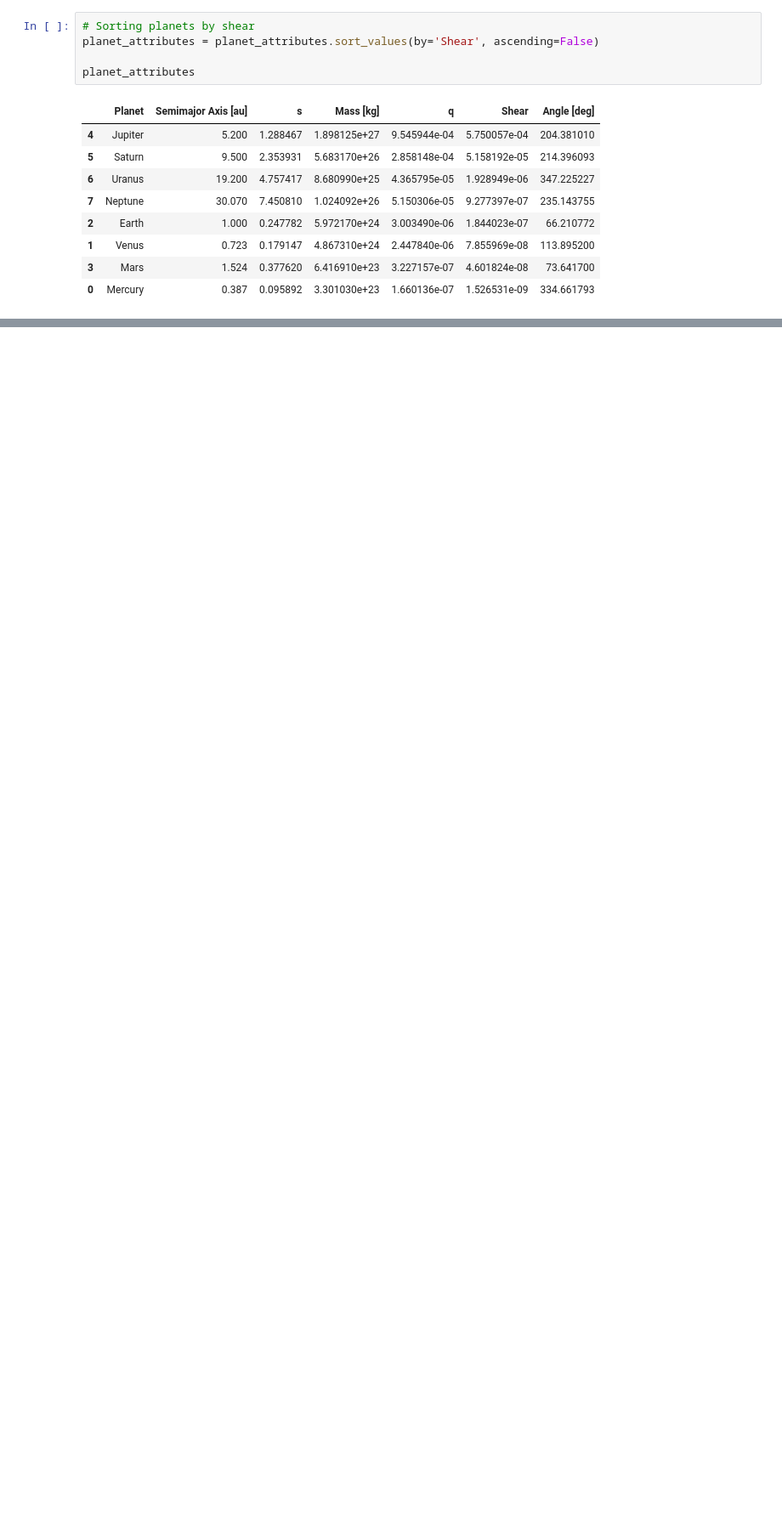
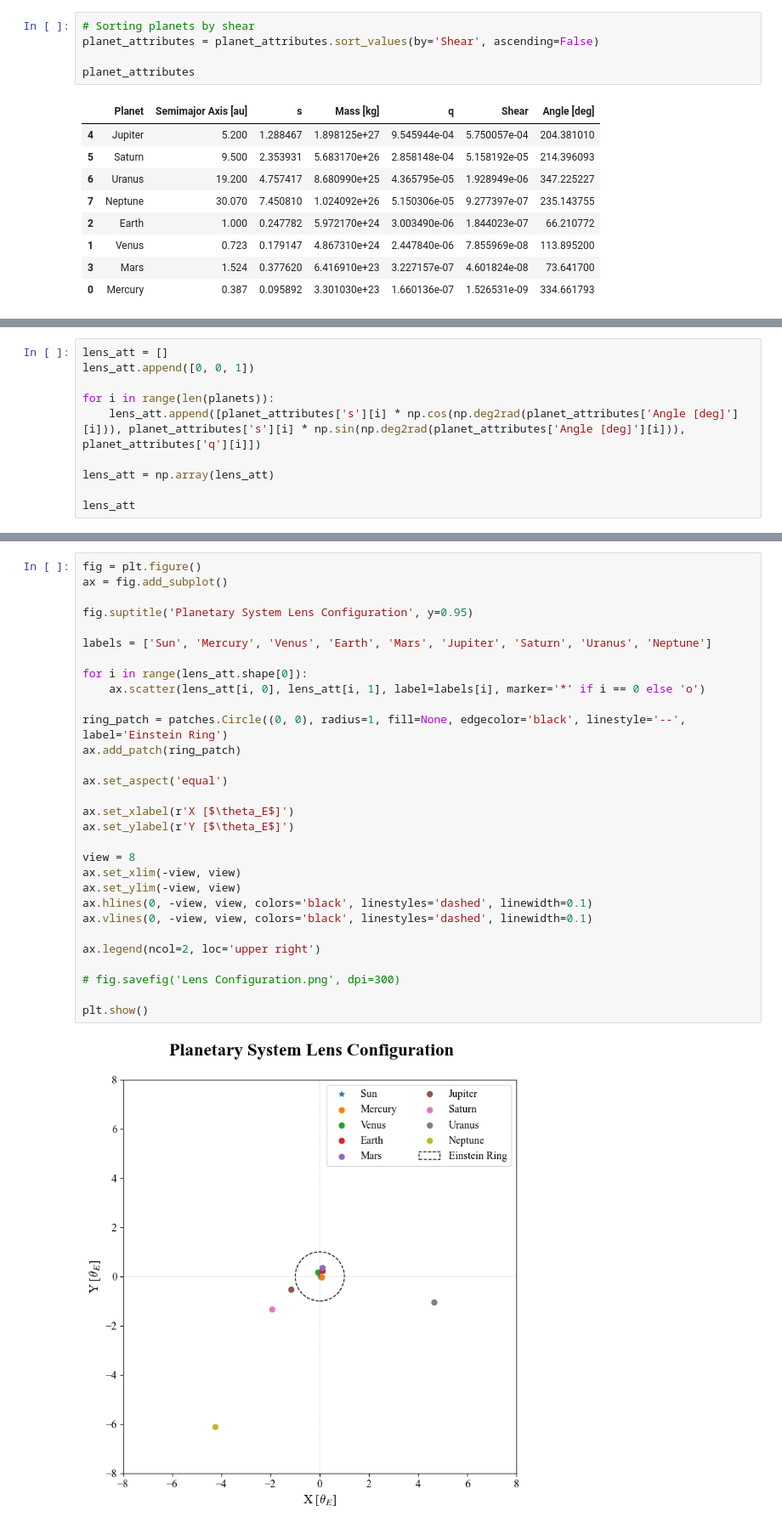
Before and after one commit to saividyud/NBLens, a Jupyter notebook: Unity Analysis/Part 6/Part6AttributeGenerator.ipynb, the cells around one changed output, grey strips where cells are left out. Shown at 85% size. Cells and saved outputs as stored; diff of their text form; blank space fills up the shorter version.

```diff
--- a/Unity Analysis/Part 6/Part6AttributeGenerator.ipynb
+++ b/Unity Analysis/Part 6/Part6AttributeGenerator.ipynb
@@ -459,0 +462,10 @@ planet_attributes
+# %%
+lens_att = []
+lens_att.append([0, 0, 1])
+
+for i in range(len(planets)):
+    lens_att.append([planet_attributes['s'][i] * np.cos(np.deg2rad(planet_attributes['Angle [deg]'][i])), planet_attributes['s'][i] * np.sin(np.deg2rad(planet_attributes['Angle [deg]'][i])), planet_attributes['q'][i]])
+
+lens_att = np.array(lens_att)
+
+lens_att
@@ -459,0 +484,32 @@ planet_attributes
+# %%
+fig = plt.figure()
+ax = fig.add_subplot()
+
+fig.suptitle('Planetary System Lens Configuration', y=0.95)
+
+labels = ['Sun', 'Mercury', 'Venus', 'Earth', 'Mars', 'Jupiter', 'Saturn', 'Uranus', 'Neptune']
+
+for i in range(lens_att.shape[0]):
+    ax.scatter(lens_att[i, 0], lens_att[i, 1], label=labels[i], marker='*' if i == 0 else 'o')
+
+ring_patch = patches.Circle((0, 0), radius=1, fill=None, edgecolor='black', linestyle='--', label='Einstein Ring')
+ax.add_patch(ring_patch)
+
+ax.set_aspect('equal')
+
+ax.set_xlabel(r'X [$\theta_E$]')
+ax.set_ylabel(r'Y [$\theta_E$]')
+
+view = 8
+ax.set_xlim(-view, view)
+ax.set_ylim(-view, view)
+ax.hlines(0, -view, view, colors='black', linestyles='dashed', linewidth=0.1)
+ax.vlines(0, -view, view, colors='black', linestyles='dashed', linewidth=0.1)
+
+ax.legend(ncol=2, loc='upper right')
+
+# fig.savefig('Lens Configuration.png', dpi=300)
+
+plt.show()
+# %% [output]
+[figure, added]
```
Also changed, not shown: parts of 11 cells of this notebook, 2 other files.
